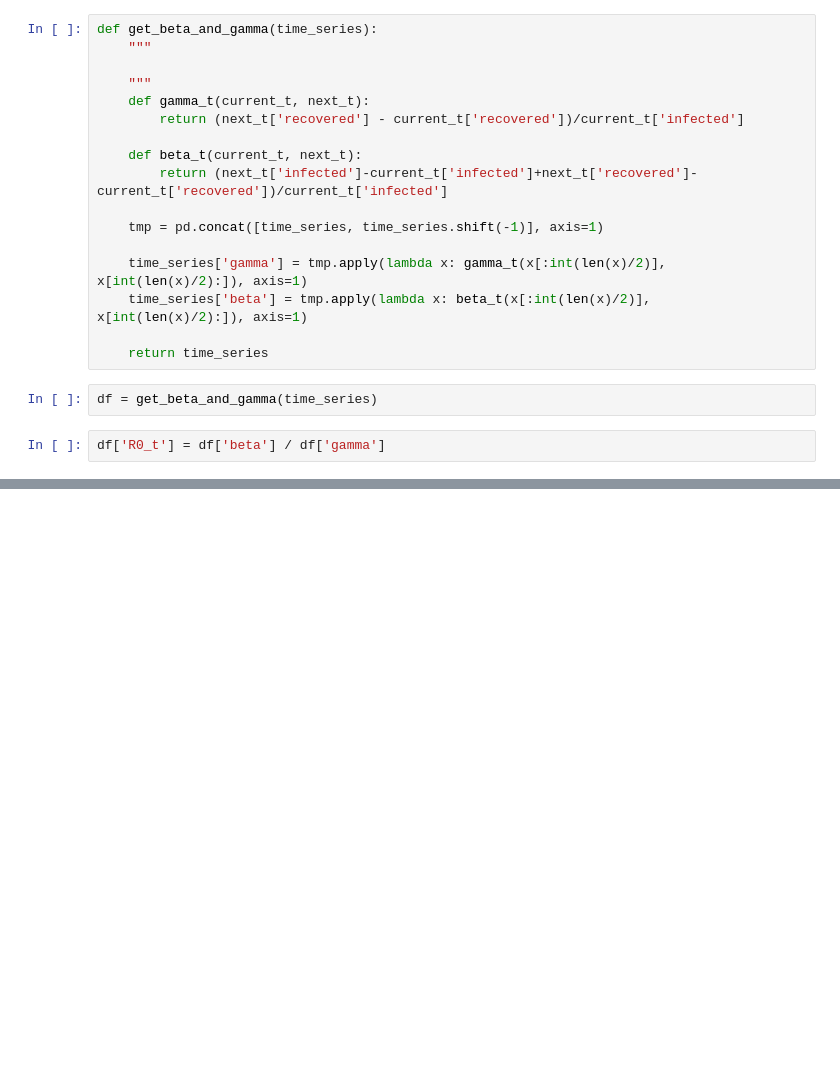
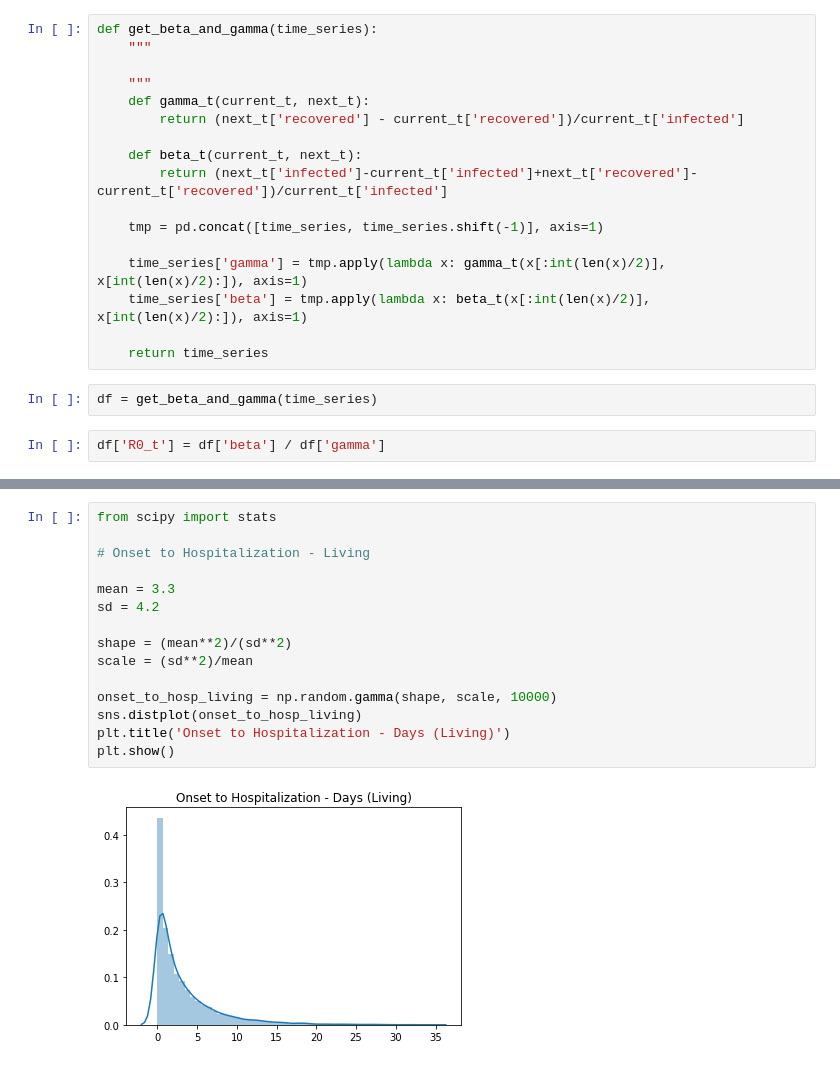
Before and after one commit to yambanis/CovidMDP, a Jupyter notebook: notebooks/spread_modeling/Automated Planning Modeling.ipynb, the cells around one changed output, grey strips where cells are left out. Cells and saved outputs as stored; diff of their text form; blank space fills up the shorter version.

```diff
--- a/notebooks/spread_modeling/Automated Planning Modeling.ipynb
+++ b/notebooks/spread_modeling/Automated Planning Modeling.ipynb
@@ -195,0 +275,17 @@ df.describe()
+# %%
+from scipy import stats
+
+# Onset to Hospitalization - Living
+
+mean = 3.3
+sd = 4.2
+
+shape = (mean**2)/(sd**2)
+scale = (sd**2)/mean
+
+onset_to_hosp_living = np.random.gamma(shape, scale, 10000)
+sns.distplot(onset_to_hosp_living)
+plt.title('Onset to Hospitalization - Days (Living)')
+plt.show()
+# %% [output]
+[figure, added]
```
Also changed, not shown: parts of 11 cells of this notebook, 2 other files.
